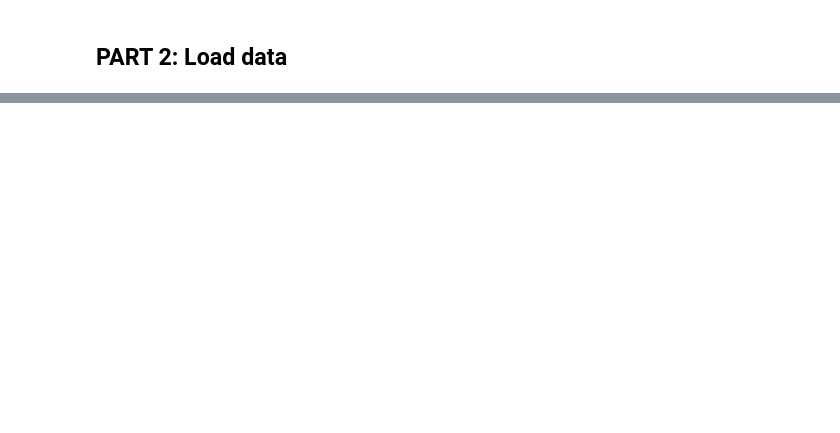
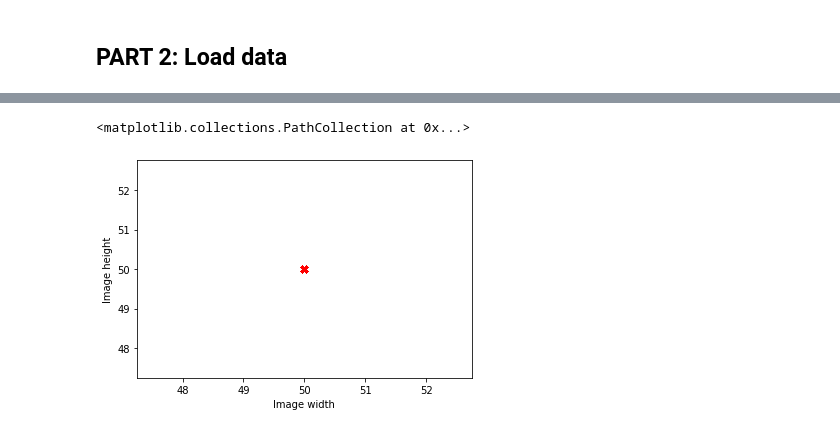
Before and after one commit to beatriztcosta/AA-Projeto1, a Jupyter notebook: Project 1.ipynb, the cells around one changed output, grey strips where cells are left out. Saved outputs shown, nothing was run; the diff lists cells and outputs as text; code cells hidden in the pictures; blank space fills up the shorter version.

```diff
--- a/Project 1.ipynb
+++ b/Project 1.ipynb
@@ -145,0 +145,17 @@ fig.show()
+# %%
+ds = pd.read_csv('bee_dataset/ml_data.csv')
+features=ds['features']
+img_heights = []
+img_widths = []
+for idx,f in enumerate(features):
+    arr_f = np.fromstring(f, dtype=float, sep=' ')
+    arr_f = np.reshape(arr_f, (size,size))
+    h,w = arr_f.shape
+    img_heights.append(h)
+    img_widths.append(w)
+plt.xlabel('Image width')
+plt.ylabel("Image height")
+plt.scatter(img_widths,img_heights,c="r",marker="x",label="Positive examples")
+# %% [output]
+<matplotlib.collections.PathCollection at 0x...>
+[figure, added]
```
Also changed, not shown: parts of 5 cells of this notebook, 2 other files.
